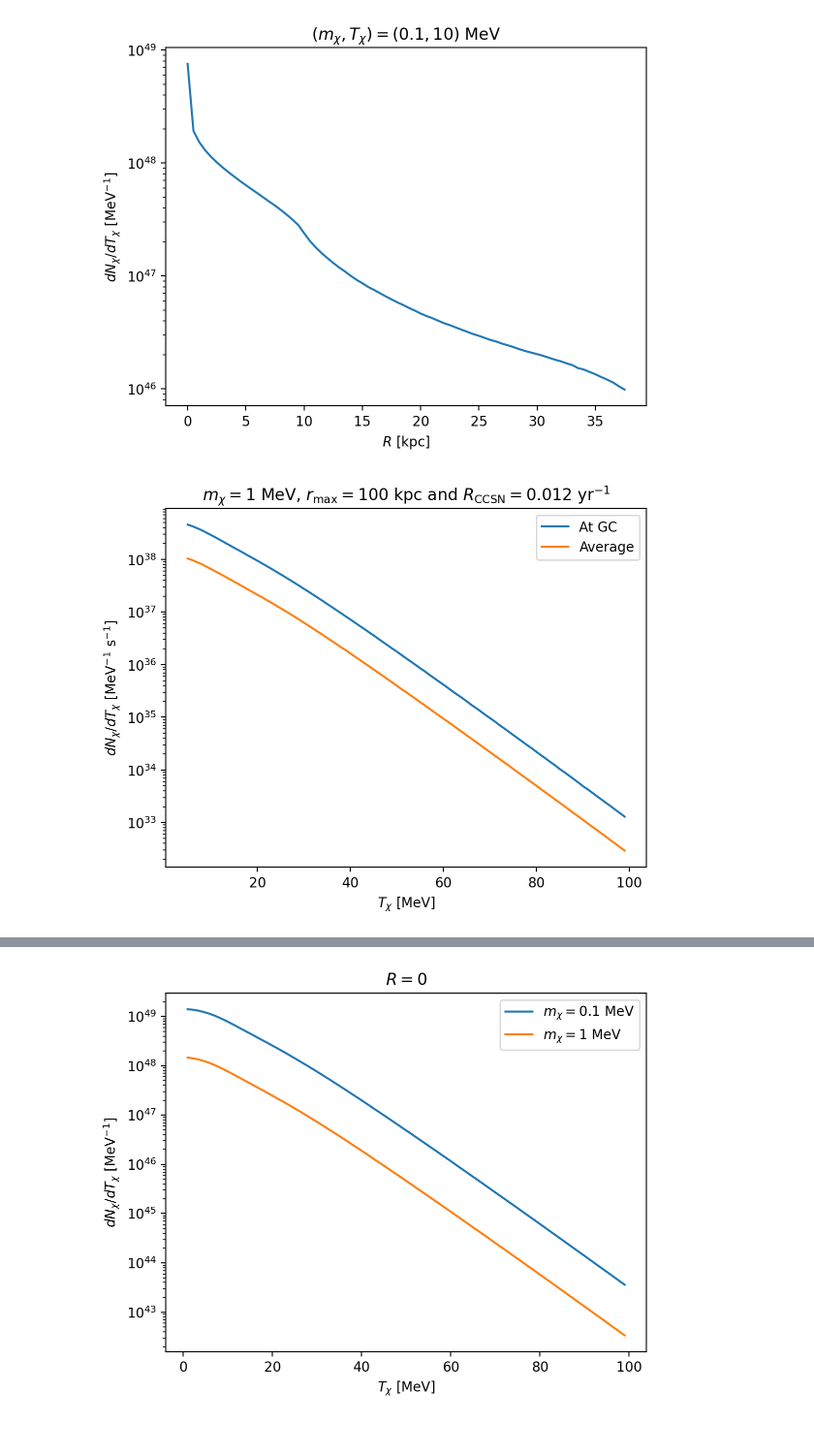
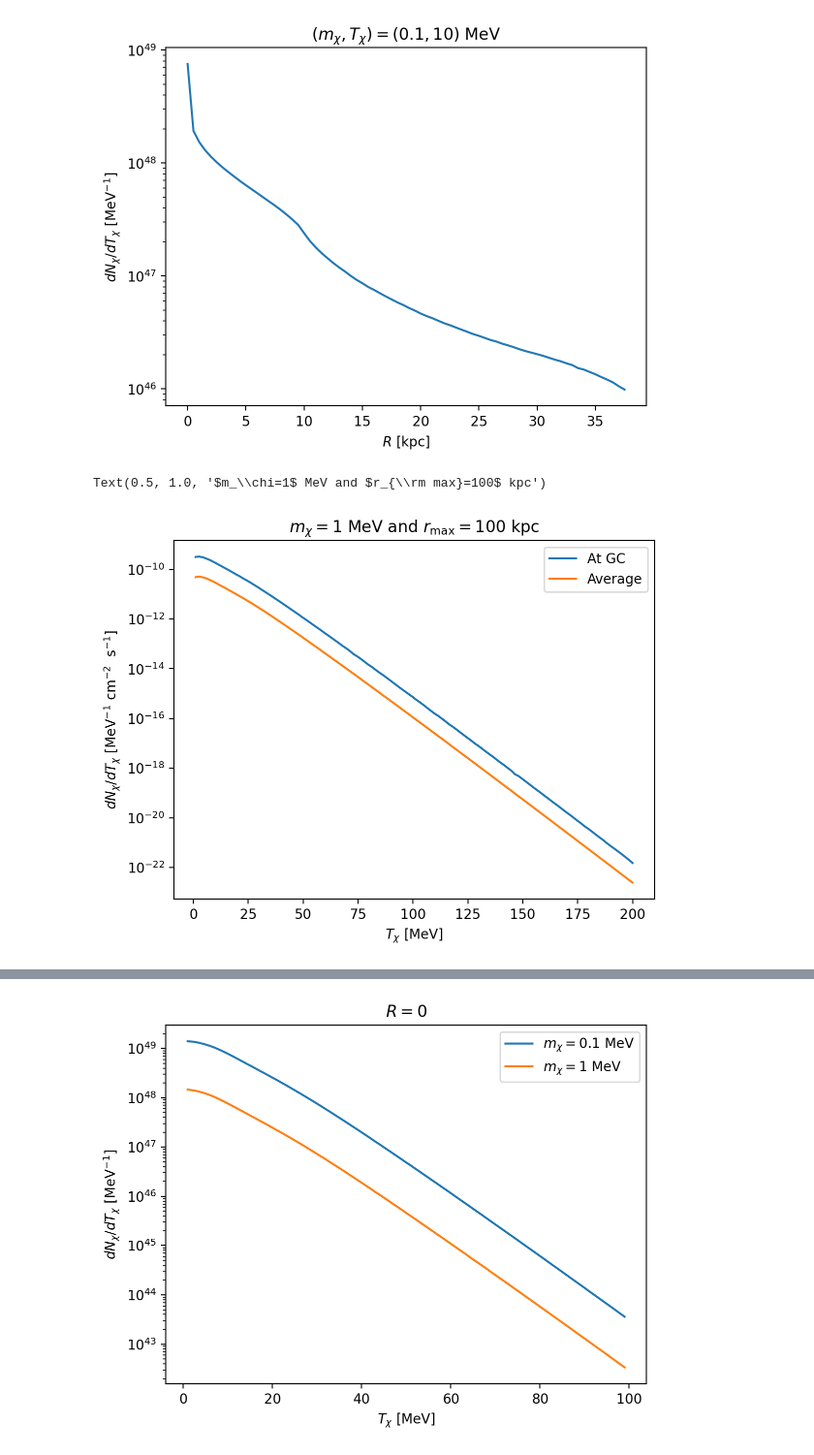
Before and after one commit to yenhsunlin/dsnbBDM, a Jupyter notebook: dsnbBDM.ipynb, the cells around one changed output, grey strips where cells are left out. Shown at 97% size. Drawn from its saved outputs; the diff is of its cells as text; code cells hidden in the pictures.

Commit message:
dsnbBDM

```diff
--- a/dsnbBDM.ipynb
+++ b/dsnbBDM.ipynb
@@ -55,13 +55,18 @@ class constant:
     kpc2cm = 3.085e21
 
     # The total stellar mass of the Milky Way
-    Mmw = 5.763e9
+    Mmw = 5.29e10
 
     # physical constants
     c = 2.998e10 # cm/s
     H0 = 73 # km/s/Mpc
     rho_c = 1.5e-7 # Msun/pc^3
     Lv = 3e52/6 # SNv luminosity, single specie
+    Omega_0m = 0.315
+    Omega_0L = 0.685
+    Omega_0r = 0.0023
+    Omega_0 = 1.0023
+    D_H0 = 4280 # Mpc
 # %% [markdown]
 ### Milky Way mass distribution functions
 
@@ -386,7 +443,7 @@ def nx(r,mx):
 
     Output
     ------
-    scalar: #/cm^3
+    density: #/cm^3
     """
     rr=r/24.42
     return (184/mx)/(rr*(1 + rr)**2)
@@ -403,7 +460,7 @@ def snNuSpectrum(l,Ev,Lv=constant.Lv):
 
     Output
     ------
-    scalar: #/Ev/cm^2/s
+    flux: #/Ev/cm^2/s
     """
     Lv = Lv*constant.erg2MeV
     l = l*constant.kpc2cm
@@ -492,10 +921,10 @@ plt.title(r'$(m_\chi,T_\chi)=(0.1,10)$ MeV')
 Text(0.5, 1.0, '$(m_\\chi,T_\\chi)=(0.1,10)$ MeV')
 [figure]
 # %%
-TxList=np.arange(5,100,1)
+TxList=np.linspace(1,200,120)
 def testmpTx(Tx):
-    single_GC = dsnbBDM.totalSpectrum(Tx,1,0,rbound=[1e-5,100],Rmax=100,tau=10,neval=15000)
-    average_MW = dsnbBDM.totalSpectrumAverage(Tx,1,rbound=[1e-5,100],Rmax=100,tau=10,neval=5000)
+    single_GC = dsnbBDMSpectrum.totalSpectrum(Tx,1,0,rbound=[1e-5,100],Rmax=30,tau=10,neval=5000)
+    average_MW = dsnbBDMSpectrum.totalSpectrumAverage(Tx,1,rbound=[1e-5,100],Rmax=30,tau=10,neval=5000)
     return single_GC,average_MW
 pool = mp.Pool(processes=40)
 #NvsR = pool.map(lambda R: dsnbBDM.totalSpectrum(10,0.1,R,rbound=[1e-5,50],Rmax=30,tau=10,neval=5000),rList.tolist())
@@ -503,13 +934,14 @@ Nx = pool.map(testmpTx,TxList)
 # %%
 Nx = np.asarray(Nx)
-Rccsn = 1.2/100/constant.year2Seconds
+Rccsn = 2.4607747599282348e-58
 plt.plot(TxList,Nx.T[0]*Rccsn,label=r'At GC')
 plt.plot(TxList,Nx.T[1]*Rccsn,label=r'Average')
 plt.legend()
 plt.yscale('log')
 plt.xlabel(r'$T_\chi$ [MeV]')
-plt.ylabel(r'$dN_\chi/dT_\chi$ [MeV$^{-1}$ s$^{-1}$]')
-plt.title(r'$m_\chi=1$ MeV, $r_{\rm max}=100$ kpc and $R_{\rm CCSN}=0.012$ yr$^{-1}$')
-plt.savefig('figures/at_GC_and_average_MW.pdf',bbox_inches='tight')
+plt.ylabel(r'$dN_\chi/dT_\chi$ [MeV$^{-1}$ cm$^{-2}$  s$^{-1}$]')
+plt.title(r'$m_\chi=1$ MeV and $r_{\rm max}=100$ kpc')
+#plt.savefig('figures/DSNB_BDM.pdf',bbox_inches='tight')
 # %% [output]
+Text(0.5, 1.0, '$m_\\chi=1$ MeV and $r_{\\rm max}=100$ kpc')
-[figure, old version]
+[figure, new version]
```
Also changed, not shown: parts of 39 cells of this notebook.
